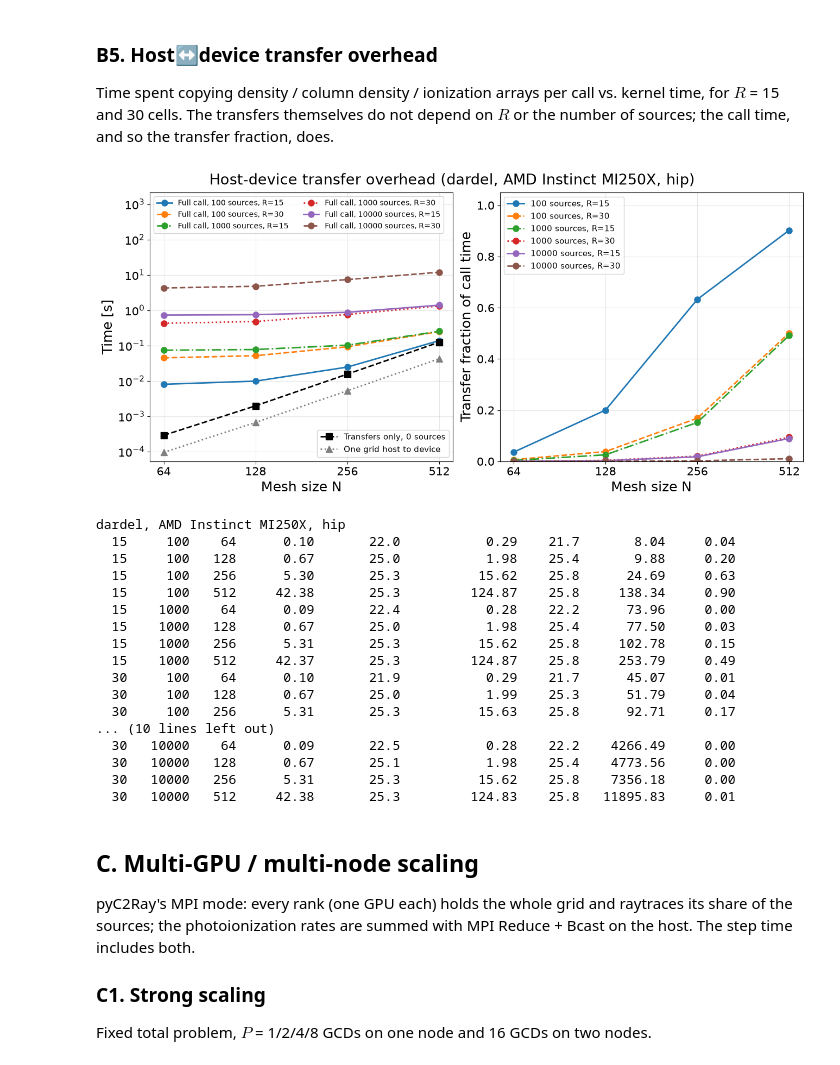
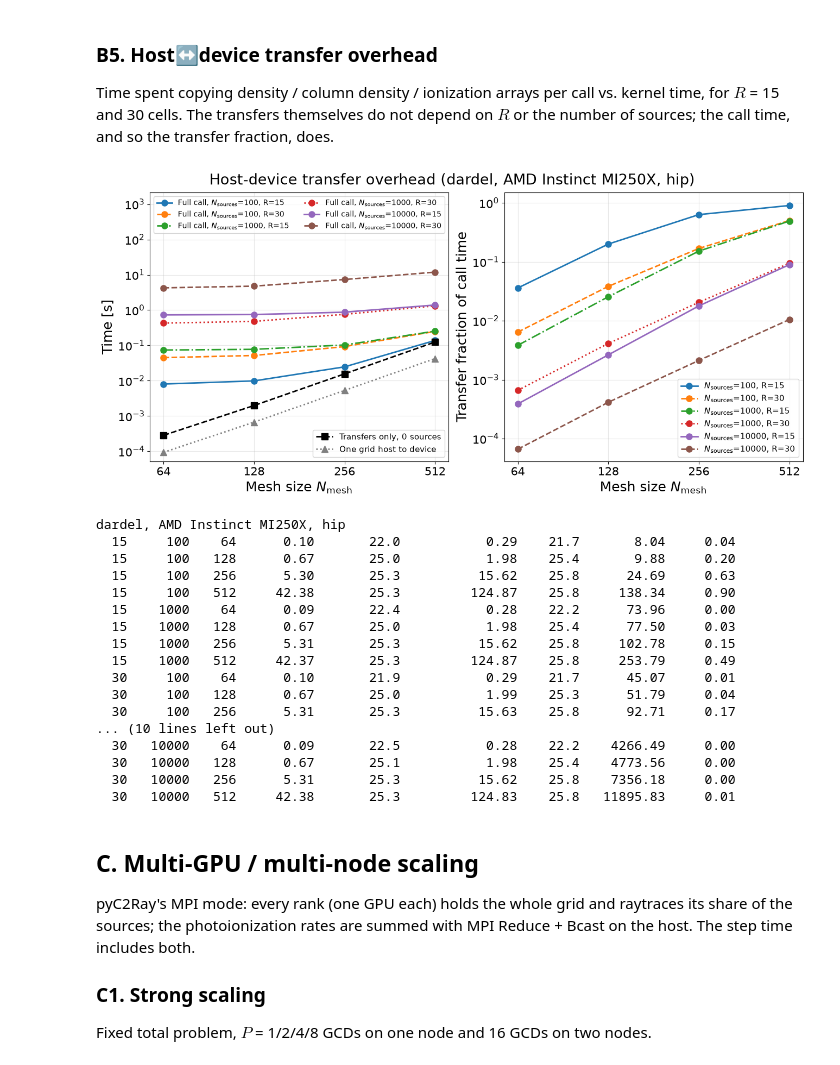
Before and after one commit to cosmic-reionization/pyC2Ray, a Jupyter notebook: examples/benchmarks/pyc2ray_benchmarks_dardel.ipynb, the cells around one changed output. Drawn from its saved outputs; the diff is of its cells as text; code cells hidden in the pictures.

```diff
--- a/examples/benchmarks/pyc2ray_benchmarks_dardel.ipynb
+++ b/examples/benchmarks/pyc2ray_benchmarks_dardel.ipynb
@@ -285,17 +313,17 @@ runs = load('B4_batch_size')
 if runs:
     fig, axs = plt.subplots(1, 2, figsize=(13, 6), constrained_layout=True)
     leg = title(fig, 'Source batch size sweep', runs)
-    i = 0
+    curves = []
     for run in runs:
-        for nsrc in sorted({r['num_sources'] for r in run['records']}):
+        for nsrc in {r['num_sources'] for r in run['records']}:
             rec = [r for r in ok(run['records']) if r['num_sources'] == nsrc]
-            if not rec:
-                continue
-            b = np.array([r['batch_size'] for r in rec])
-            lab = leg(run, f"N={run['params']['mesh_size']}, {nsrc} sources")
-            axs[0].loglog(b, [r['sources_per_s'] for r in rec], marker='o', label=lab, **style(i))
-            axs[1].loglog(b, [(r['device_bytes_used'] or np.nan) / 1e9 for r in rec], marker='o', label=lab, **style(i))
-            i += 1
+            if rec:
+                curves.append(((run['params']['mesh_size'], nsrc), run, rec))
+    for i, ((N, nsrc), run, rec) in enumerate(sorted(curves, key=lambda c: c[0])):
+        b = np.array([r['batch_size'] for r in rec])
+        lab = leg(run, case_label(N=N, nsrc=nsrc))
+        axs[0].loglog(b, [r['sources_per_s'] for r in rec], marker='o', label=lab, **style(i))
+        axs[1].loglog(b, [(r['device_bytes_used'] or np.nan) / 1e9 for r in rec], marker='o', label=lab, **style(i))
     batches = sorted({r['batch_size'] for run in runs for r in run['records']})
     axs[0].set_ylabel('Throughput [sources/s]')
     axs[1].set_ylabel('Device memory used [GB]')
@@ -345,51 +373,51 @@ runs = load('B5_transfer')
 if runs:
     fig, axs = plt.subplots(1, 2, figsize=(13, 6), constrained_layout=True)
     leg = title(fig, 'Host-device transfer overhead', runs)
-    i = 0
-    shown = set()  # transfer-only lines once per system/build
+    curves = []
     for run in runs:
-        cases = sorted({(float(r['R_max']), r['radius'], r['num_sources']) for r in ok(run['records'])},
-                       key=lambda c: (c[2], c[0]))
-        for _, radius, nsrc in cases:
+        for nsrc, radius in {(r['num_sources'], r['radius']) for r in ok(run['records'])}:
             rec = [r for r in ok(run['records']) if r['num_sources'] == nsrc and r['radius'] == radius]
-            N = np.array([r['mesh_size'] for r in rec])
-            axs[0].loglog(N, [r['time_median_s'] for r in rec], marker='o', label=leg(run, f'Full call, {nsrc} sources, R={radius}'), **style(i))
-            axs[1].semilogx(N, [r['transfer_fraction'] for r in rec], marker='o', label=leg(run, f'{nsrc} sources, R={radius}'), **style(i))
-            i += 1
-        # transfers do not depend on R or the number of sources: show them once
+            curves.append(((nsrc, rkey(radius)), run, radius, rec))
+    for i, ((nsrc, _), run, radius, rec) in enumerate(sorted(curves, key=lambda c: c[0])):
+        N = np.array([r['mesh_size'] for r in rec])
+        lab = leg(run, case_label(nsrc=nsrc, R=radius))
+        axs[0].loglog(N, [r['time_median_s'] for r in rec], marker='o', label=f'Full call, {lab}', **style(i))
+        axs[1].loglog(N, [r['transfer_fraction'] for r in rec], marker='o', label=lab, **style(i))
+    # transfers do not depend on R or the number of sources: show them once per system/build
+    shown = set()
+    for _, run, radius, rec in curves:
         if label(run) in shown:
             continue
         shown.add(label(run))
-        rec = [r for r in ok(run['records']) if r['num_sources'] == cases[0][2] and r['radius'] == cases[0][1]]
         N = np.array([r['mesh_size'] for r in rec])
         axs[0].loglog(N, [r['t_overhead_median_s'] for r in rec], '--', marker='s', color='k', label=leg(run, 'Transfers only, 0 sources'))
         axs[0].loglog(N, [r['t_h2d_median_s'] for r in rec], ':', marker='^', color='gray', label=leg(run, 'One grid host to device'))
     axs[0].set_ylabel('Time [s]')
     axs[1].set_ylabel('Transfer fraction of call time')
-    axs[1].set_ylim(0, 1.05)
+    axs[1].set_ylim(top=1.5)
     for ax in axs:
-        ax.set_xlabel('Mesh size N')
+        ax.set_xlabel('Mesh size $N_\\mathrm{mesh}$')
         ax.grid(True, which='both', alpha=0.3)
         ax.set_xticks(sorted({r['mesh_size'] for run in runs for r in run['records']}))
         ax.get_xaxis().set_major_formatter(plt.ScalarFormatter())
         ax.minorticks_off()
     lines = axs[0].get_lines()
     ref = [l for l in lines if l.get_label().startswith(('Transfers only', 'One grid'))]
     calls = [l for l in lines if l not in ref]
     axs[0].add_artist(axs[0].legend(handles=calls, loc=2, fontsize=10, ncol=2))
     axs[0].legend(handles=ref, loc=4, fontsize=11)
     axs[0].set_ylim(top=axs[0].get_ylim()[1] * 1e2)
-    axs[1].legend(loc=2, fontsize=11)
+    axs[1].legend(loc=4, fontsize=11)
     plt.show()
 
     for run in runs:
         print(label(run))
         print(f"{'R':>4} {'sources':>7} {'N':>5} {'H2D [ms]':>9} {'H2D [GB/s]':>10} {'transfers [ms]':>14} {'[GB/s]':>7} {'call [ms]':>10} {'fraction':>8}")
         for r in run['records']:
             print(f"{r['radius']:>4} {r['num_sources']:>7} {r['mesh_size']:>5} {1e3 * r['t_h2d_median_s']:9.2f} {r['h2d_GBps']:10.1f} {1e3 * r['t_overhead_median_s']:14.2f} "
                   f"{r['overhead_GBps']:7.1f} {1e3 * r['time_median_s']:10.2f} {r['transfer_fraction']:8.2f}")
 # %% [output]
-[figure, old version]
+[figure, new version]
 dardel, AMD Instinct MI250X, hip
   15     100    64      0.10       22.0           0.29    21.7       8.04     0.04
   15     100   128      0.67       25.0           1.98    25.4       9.88     0.20
```
Also changed, not shown: parts of 7 cells of this notebook, 30 other files.
